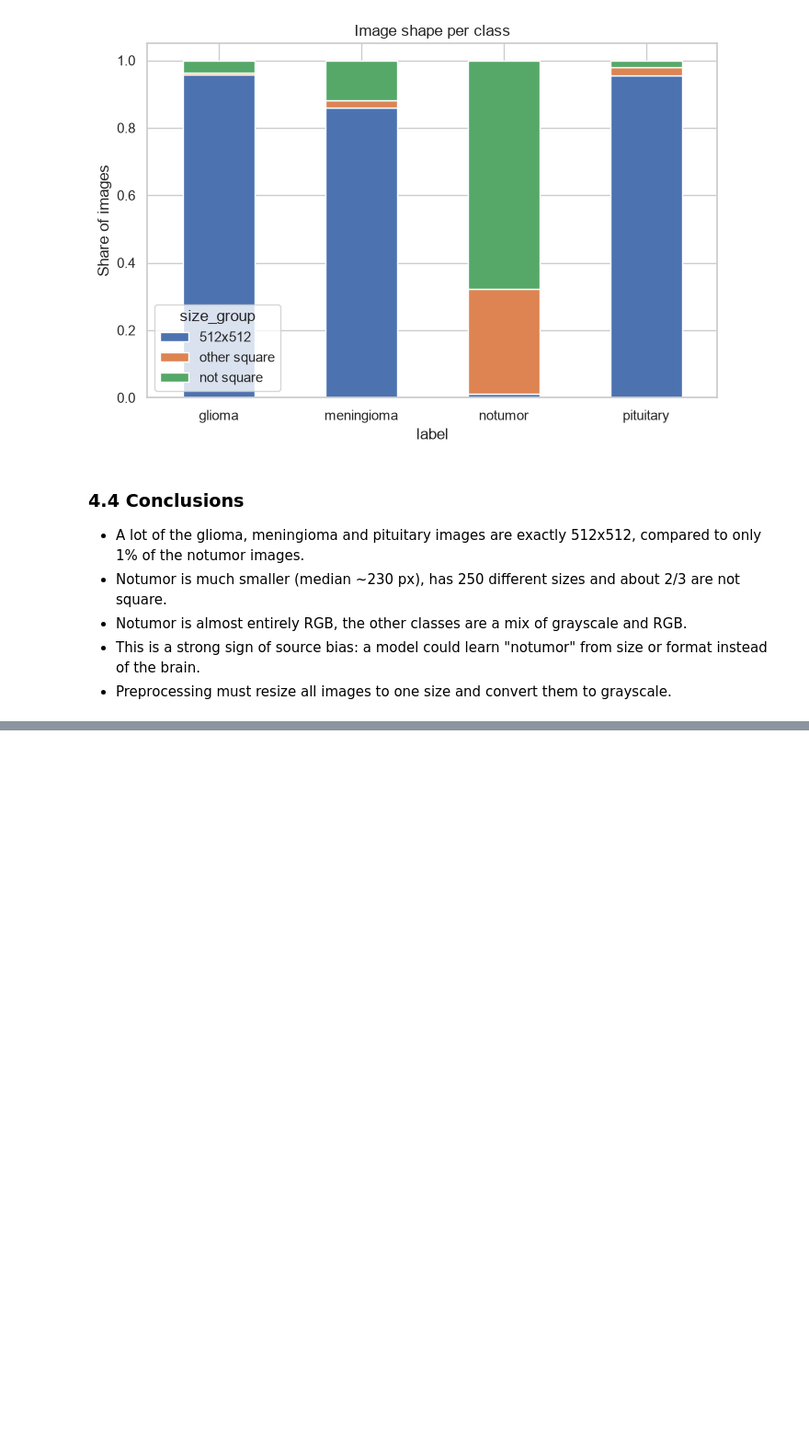
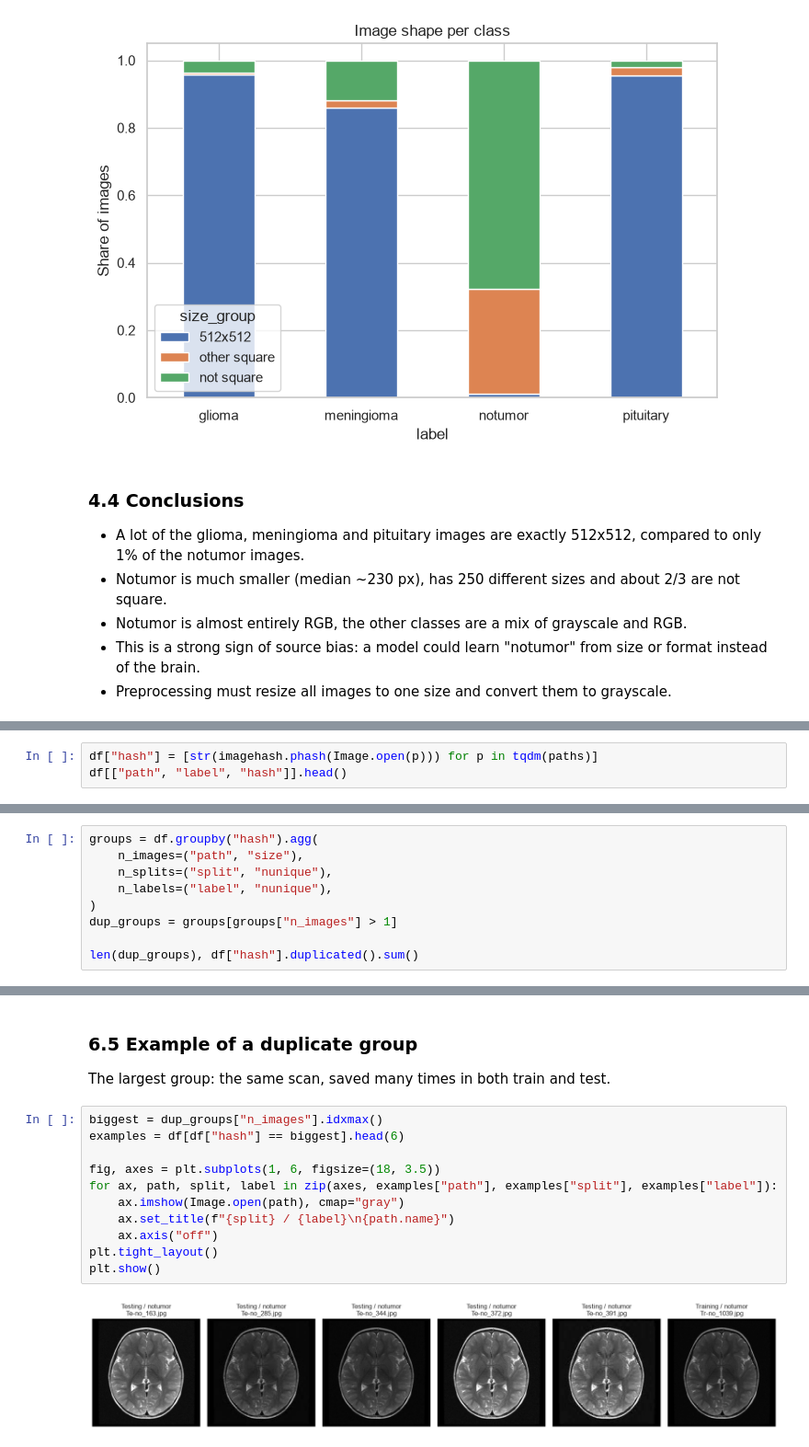
Before and after one commit to brieq/brain-tumor-mri-classification, a Jupyter notebook: notebooks/01_eda.ipynb, the cells around one changed output, grey strips where cells are left out. Shown at 92% size. Drawn from its saved outputs; the diff is of its cells as text; blank space fills up the shorter version.

```diff
--- a/notebooks/01_eda.ipynb
+++ b/notebooks/01_eda.ipynb
@@ -133,0 +167,3 @@ plt.show()
+# %%
+df["hash"] = [str(imagehash.phash(Image.open(p))) for p in tqdm(paths)]
+df[["path", "label", "hash"]].head()
@@ -133,0 +181,9 @@ plt.show()
+# %%
+groups = df.groupby("hash").agg(
+    n_images=("path", "size"),
+    n_splits=("split", "nunique"),
+    n_labels=("label", "nunique"),
+)
+dup_groups = groups[groups["n_images"] > 1]
+
+len(dup_groups), df["hash"].duplicated().sum()
@@ -133,0 +231,17 @@ plt.show()
+# %% [markdown]
+### 6.5 Example of a duplicate group
+
+The largest group: the same scan, saved many times in both train and test.
+# %%
+biggest = dup_groups["n_images"].idxmax()
+examples = df[df["hash"] == biggest].head(6)
+
+fig, axes = plt.subplots(1, 6, figsize=(18, 3.5))
+for ax, path, split, label in zip(axes, examples["path"], examples["split"], examples["label"]):
+    ax.imshow(Image.open(path), cmap="gray")
+    ax.set_title(f"{split} / {label}\n{path.name}")
+    ax.axis("off")
+plt.tight_layout()
+plt.show()
+# %% [output]
+[figure, added]
```
Also changed, not shown: parts of 14 cells of this notebook.
